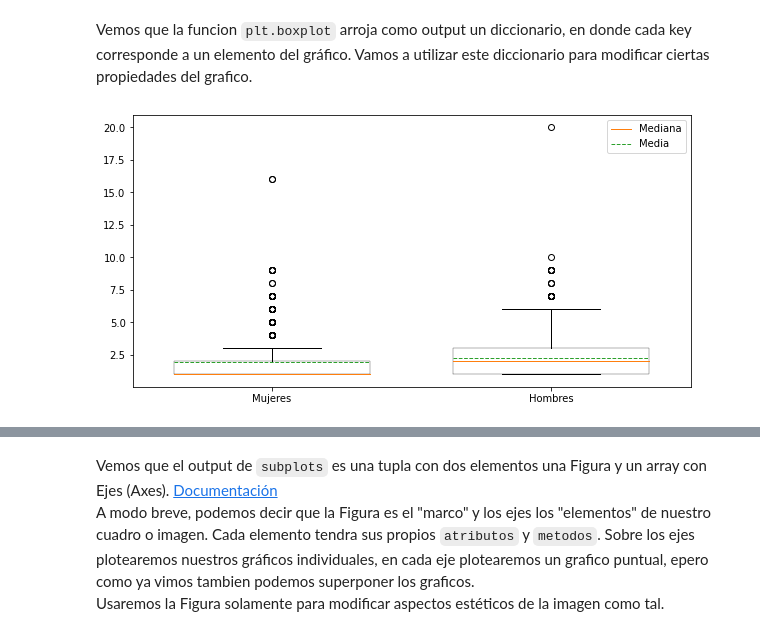
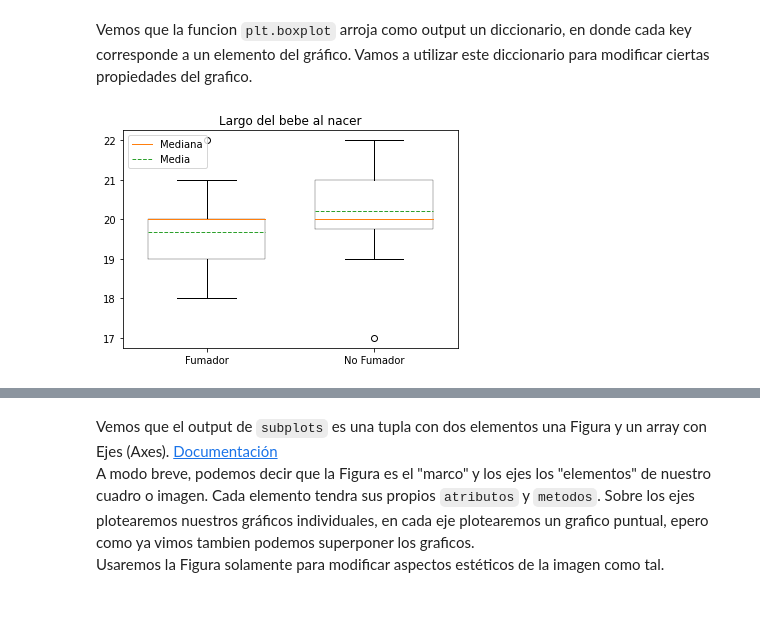
Before and after one commit to cmosquer/jis-2020, a Jupyter notebook: Curso_2.ipynb, the cells around one changed output, grey strips where cells are left out. Drawn from its saved outputs; the diff is of its cells as text; code cells hidden in the pictures; blank space fills up the shorter version.

```diff
--- a/Curso_2.ipynb
+++ b/Curso_2.ipynb
@@ -1048,21 +782,24 @@ plt.boxplot(x = df_small.Labels2.apply(lambda x: len(x)))
 # %% [markdown]
 Vemos que la funcion `plt.boxplot` arroja como output un diccionario, en donde cada key corresponde a un elemento del gráfico. Vamos a utilizar este diccionario para modificar ciertas propiedades del grafico.
 # %%
-plt.figure(figsize=(10,5))
-dic = plt.boxplot(x = [df_small[df_small.PatientSex_DICOM == 'F'].Labels2.apply(lambda x: len(x)),
-                      df_small[df_small.PatientSex_DICOM == 'M'].Labels2.apply(lambda x: len(x))],
+# plt.figure(figsize=(10,5))
+dic = plt.boxplot(x = [
+                      df[df.smoker == 1].length,
+                      df[df.smoker == 0].length
+                      ],
                   meanline=True,
                   showmeans=True,
                   widths=[0.7,0.7],
-                  labels=['Mujeres','Hombres']
+                  labels=['Fumador','No Fumador']
                  )
 [i.set_linewidth(0.3) for i in dic['boxes']] # Esto es una lista por comprension!
 #Si te cuesta entender que esta haciendo pensalo asi:
     # Para cada elemento en dic['boxes'] va a aplicar el metodo .set_linewidth (dado que YA SE que ambos seran objetos con este metodo)
 dic['medians'][0].set_label('Mediana') # Como ambos objetos tienen media y mediana le colocare nombre a uno solo y luego ploteare la leyenda
 dic['means'][0].set_label('Media')
 
+plt.title('Largo del bebe al nacer')
 plt.legend()
 plt.show()
 # %% [output]
-[figure, old version]
+[figure, new version]
```
Also changed, not shown: parts of 278 cells of this notebook, 1 other file.
